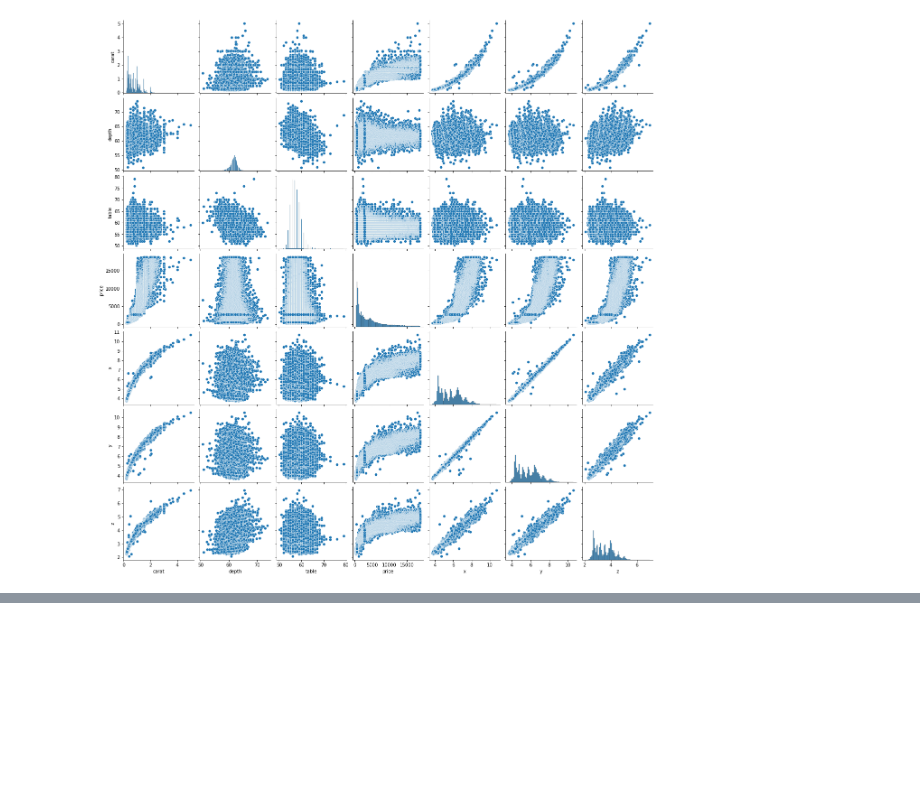
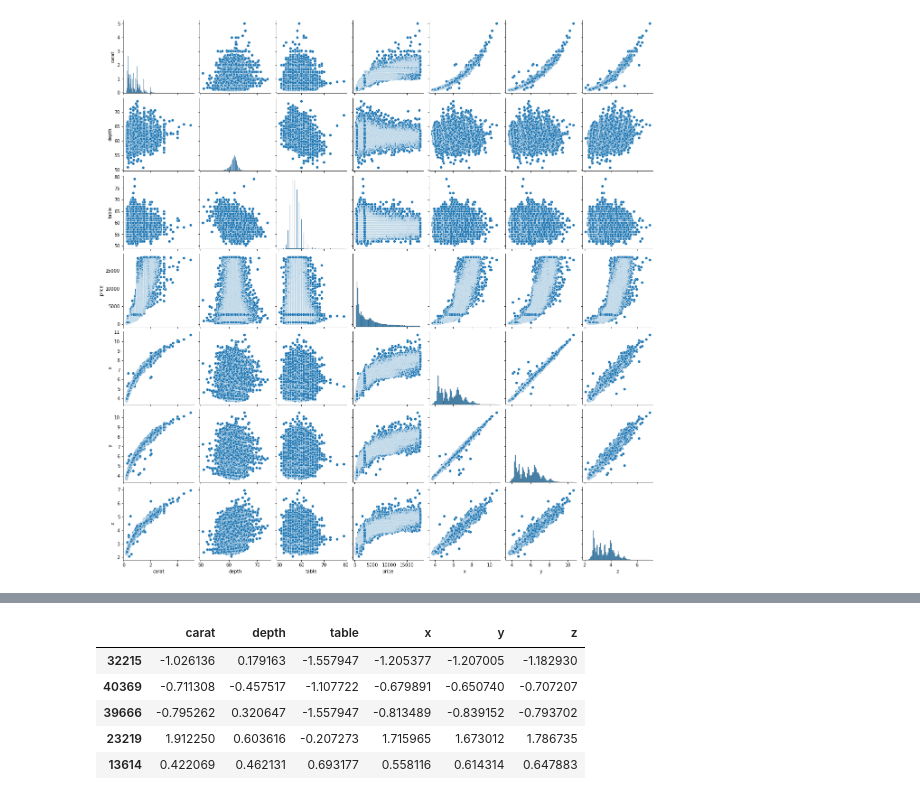
Before and after one commit to AdilGeelani/Innomatics_Internship_july_2022, a Jupyter notebook: innomatics_internship_july_2022/Experiment Tracking/Experiment Tracking using mlflow.ipynb, the cells around one changed output, grey strips where cells are left out. Cells and saved outputs as stored; diff of their text form; code cells hidden in the pictures; blank space fills up the shorter version.

```diff
--- a/innomatics_internship_july_2022/Experiment Tracking/Experiment Tracking using mlflow.ipynb
+++ b/innomatics_internship_july_2022/Experiment Tracking/Experiment Tracking using mlflow.ipynb
@@ -131,0 +230,14 @@ sns.pairplot(df)
+# %%
+# num columns
+X_test_num_rescaled = pd.DataFrame(scaler.transform(X_test_num),
+                                   columns = X_test_num.columns,
+                                      index = X_test_num.index)
+
+X_test_num_rescaled.head()
+# %% [output]
+|  | carat | depth | table | x | y | z |
+| 32215 | -1.026136 | 0.179163 | -1.557947 | -1.205377 | -1.207005 | -1.182930 |
+| 40369 | -0.711308 | -0.457517 | -1.107722 | -0.679891 | -0.650740 | -0.707207 |
+| 39666 | -0.795262 | 0.320647 | -1.557947 | -0.813489 | -0.839152 | -0.793702 |
+| 23219 | 1.912250 | 0.603616 | -0.207273 | 1.715965 | 1.673012 | 1.786735 |
+| 13614 | 0.422069 | 0.462131 | 0.693177 | 0.558116 | 0.614314 | 0.647883 |
```
Also changed, not shown: parts of 29 cells of this notebook, 3 other files.
